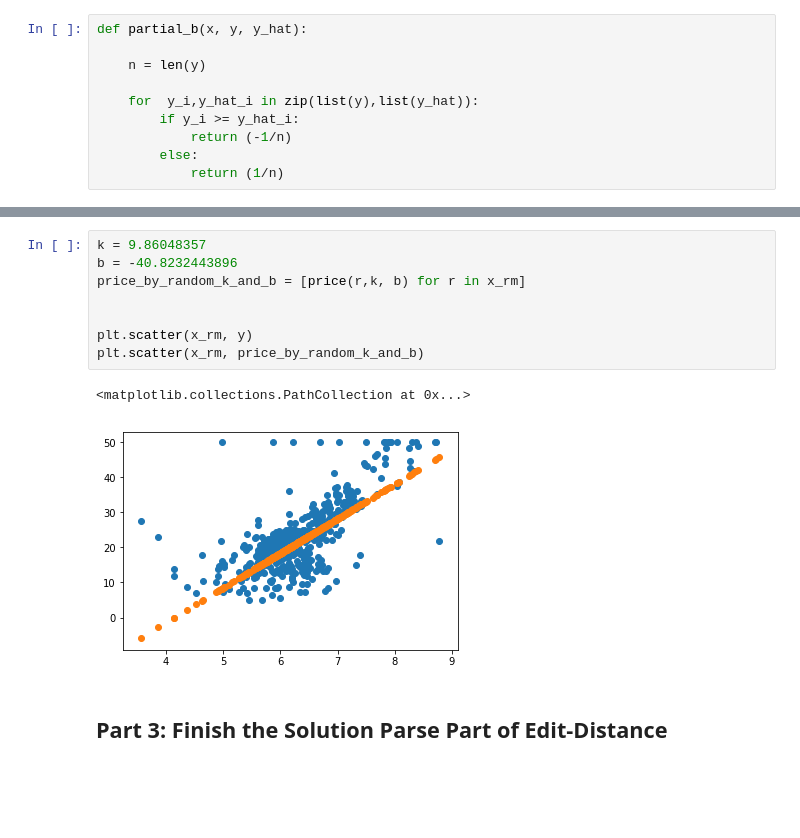
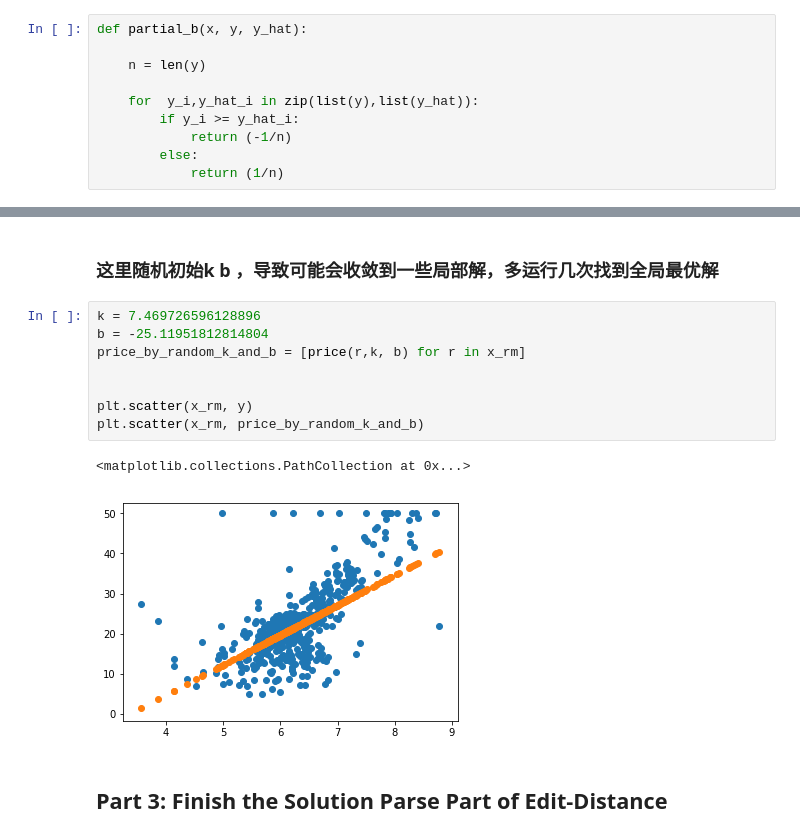
Before and after one commit to Mikasathebest/NLP_learning, a Jupyter notebook: Assignment_3.ipynb, the cells around one changed output, grey strips where cells are left out. Cells and saved outputs as stored; diff of their text form; blank space fills up the shorter version.

```diff
--- a/Assignment_3.ipynb
+++ b/Assignment_3.ipynb
@@ -122,14 +115,16 @@ tims:4363, min_loss:4.706035628703218, best_k:9.860483577139426, best_b:-40.8
+# %% [markdown]
+### 这里随机初始k b ，导致可能会收敛到一些局部解，多运行几次找到全局最优解
 # %%
-k = 9.86048357
-b = -40.8232443896
+k = 7.469726596128896
+b = -25.11951812814804
 price_by_random_k_and_b = [price(r,k, b) for r in x_rm]
 
 
 plt.scatter(x_rm, y)
 plt.scatter(x_rm, price_by_random_k_and_b)
 # %% [output]
 <matplotlib.collections.PathCollection at 0x...>
-[figure, old version]
+[figure, new version]
 # %% [markdown]
 ## Part 3: Finish the Solution Parse Part of Edit-Distance
 # %%
```
Also changed, not shown: parts of 11 cells of this notebook.
